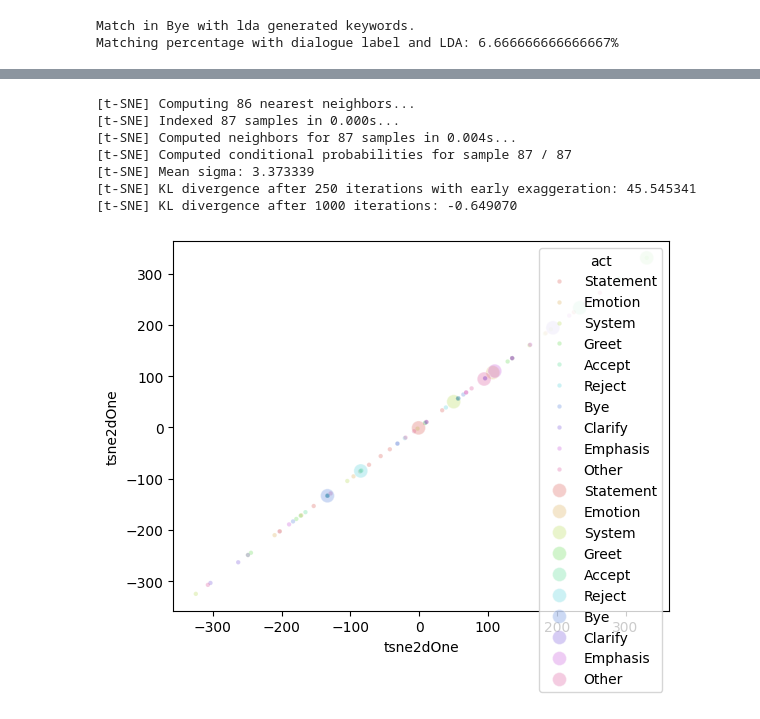
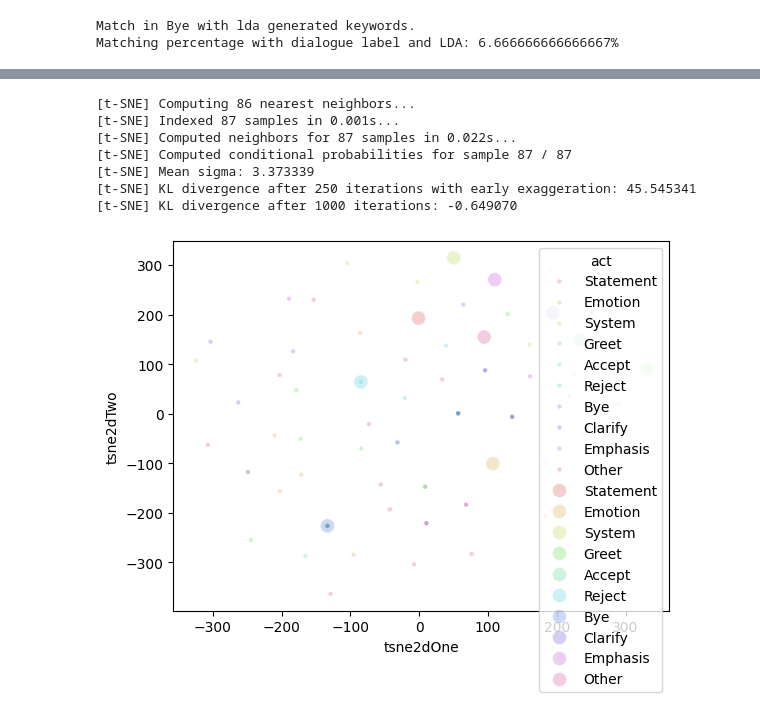
Before and after one commit to NevaEvar/NLP_Final_Project, a Jupyter notebook: Main.ipynb, the cells around one changed output, grey strips where cells are left out. Cells and saved outputs as stored; diff of their text form; code cells hidden in the pictures.

```diff
--- a/Main.ipynb
+++ b/Main.ipynb
@@ -455,37 +459,37 @@ w2vDf['tsne2dOne'] = tsneResults[:,0]
 w2vDf['tsne2dTwo'] = tsneResults[:,1]
 
 
 # visualize results for non act once
 sns.scatterplot(
-    x="tsne2dOne", y="tsne2dOne",
+    x="tsne2dOne", y="tsne2dTwo",
     hue="act",
     palette=sns.color_palette("hls", 10),
     data=w2vDf[~w2vDf['isAct']],
     legend="full",
     alpha=0.3,
     s = 10
 )
 
 # for act once
 sns.scatterplot(
-    x="tsne2dOne", y="tsne2dOne",
+    x="tsne2dOne", y="tsne2dTwo",
     hue="act",
     palette=sns.color_palette("hls", 10),
     data=w2vDf[w2vDf['isAct']],
     legend="full",
     alpha=0.3,
     s = 100
 )
 
 plt.show()
 # %% [output]
 [t-SNE] Computing 86 nearest neighbors...
-[t-SNE] Indexed 87 samples in 0.000s...
-[t-SNE] Computed neighbors for 87 samples in 0.004s...
+[t-SNE] Indexed 87 samples in 0.001s...
+[t-SNE] Computed neighbors for 87 samples in 0.022s...
 [t-SNE] Computed conditional probabilities for sample 87 / 87
 [t-SNE] Mean sigma: 3.373339
 [t-SNE] KL divergence after 250 iterations with early exaggeration: 45.545341
 [t-SNE] KL divergence after 1000 iterations: -0.649070
-[figure, old version]
+[figure, new version]
 # %%
 #task 7
```
Also changed, not shown: parts of 6 cells of this notebook.
